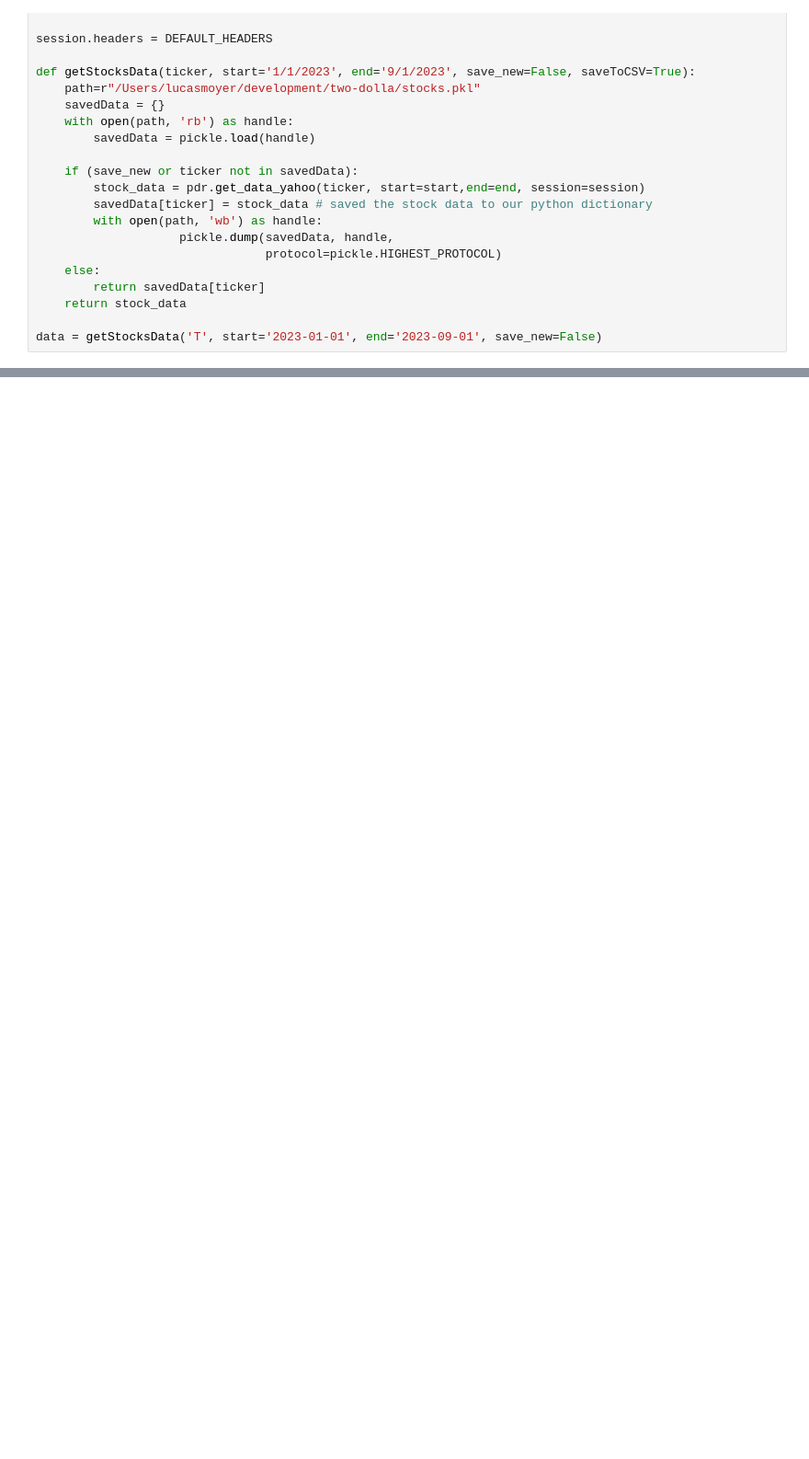
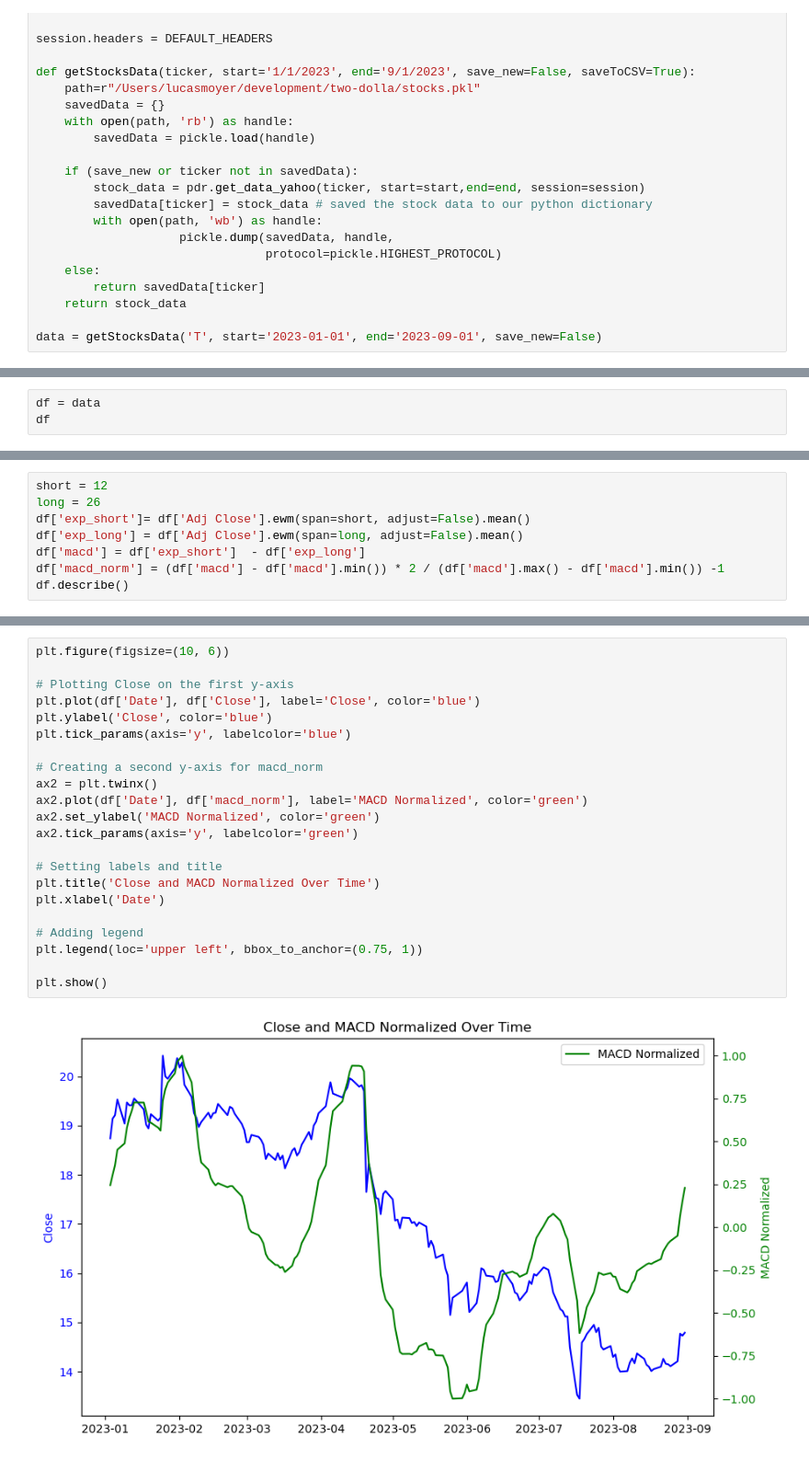
Before and after one commit to lucasdmoyer/two-dolla, a Jupyter notebook: mybacktester/mybacktester_snippits.ipynb, the cells around one changed output, grey strips where cells are left out. Shown at 92% size. Drawn from its saved outputs; the diff is of its cells as text; blank space fills up the shorter version.

Commit message:
macd article and markowitz

```diff
--- a/mybacktester/mybacktester_snippits.ipynb
+++ b/mybacktester/mybacktester_snippits.ipynb
@@ -286,0 +226,3 @@ abaabaabaa
+# %%
+df = data
+df
@@ -286,0 +244,8 @@ abaabaabaa
+# %%
+short = 12
+long = 26
+df['exp_short']= df['Adj Close'].ewm(span=short, adjust=False).mean()
+df['exp_long'] = df['Adj Close'].ewm(span=long, adjust=False).mean()
+df['macd'] = df['exp_short']  - df['exp_long']
+df['macd_norm'] = (df['macd'] - df['macd'].min()) * 2 / (df['macd'].max() - df['macd'].min()) -1
+df.describe()
@@ -286,0 +262,24 @@ abaabaabaa
+# %%
+plt.figure(figsize=(10, 6))
+
+# Plotting Close on the first y-axis
+plt.plot(df['Date'], df['Close'], label='Close', color='blue')
+plt.ylabel('Close', color='blue')
+plt.tick_params(axis='y', labelcolor='blue')
+
+# Creating a second y-axis for macd_norm
+ax2 = plt.twinx()
+ax2.plot(df['Date'], df['macd_norm'], label='MACD Normalized', color='green')
+ax2.set_ylabel('MACD Normalized', color='green')
+ax2.tick_params(axis='y', labelcolor='green')
+
+# Setting labels and title
+plt.title('Close and MACD Normalized Over Time')
+plt.xlabel('Date')
+
+# Adding legend
+plt.legend(loc='upper left', bbox_to_anchor=(0.75, 1))
+
+plt.show()
+# %% [output]
+[figure, added]
```
Also changed, not shown: parts of 7 cells of this notebook, 1 other file.
